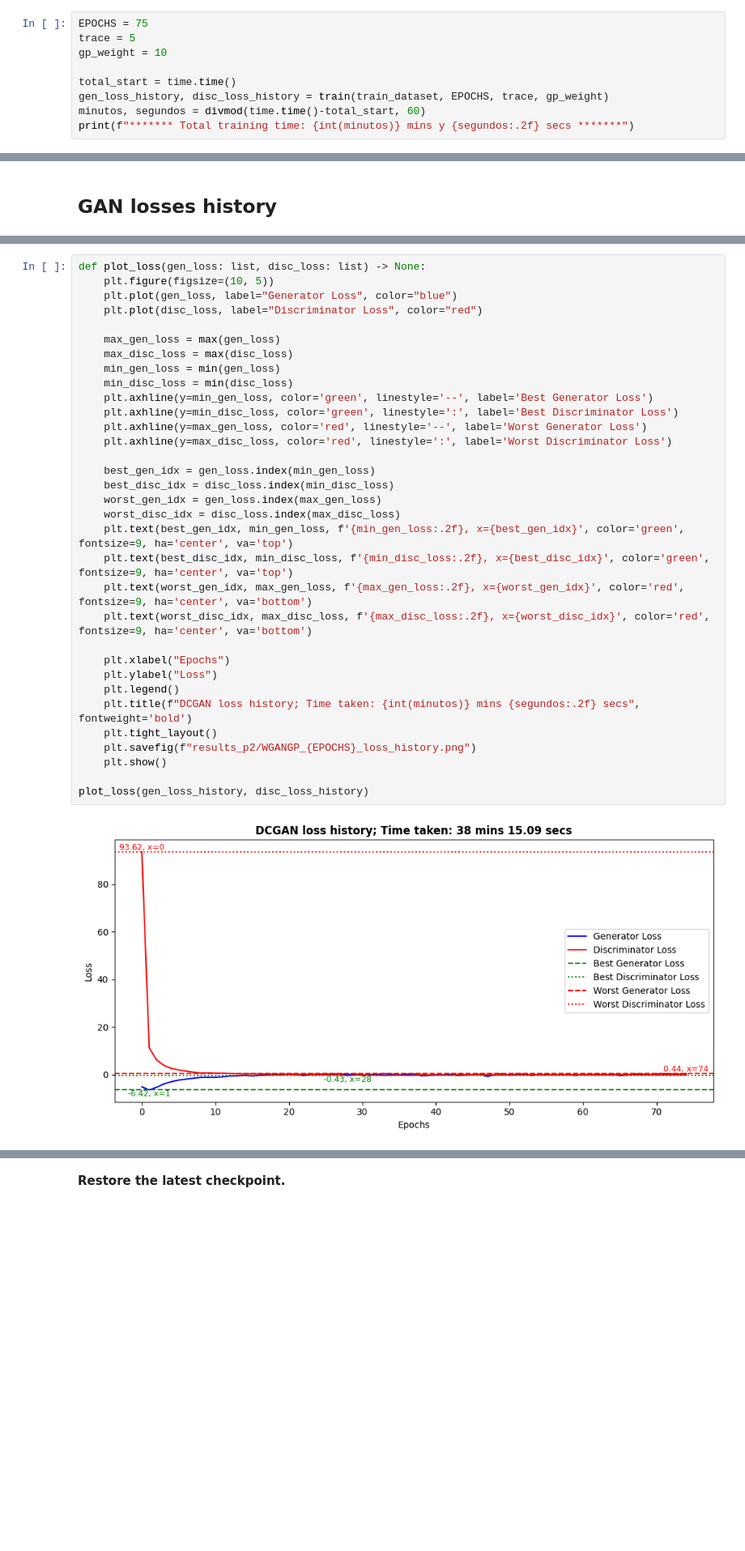
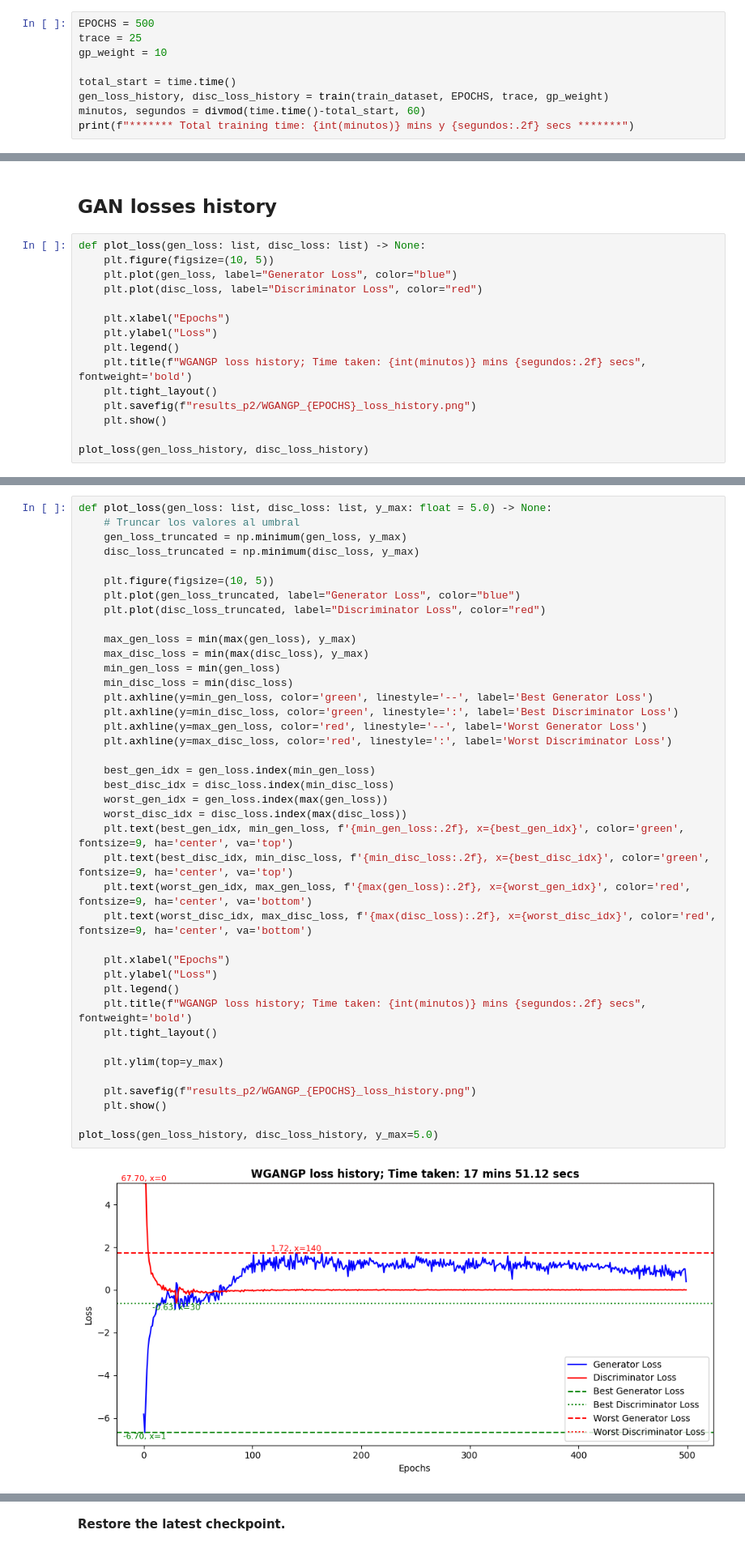
Before and after one commit to pintamonas4575/RLGAN-project-MAADM-UPM, a Jupyter notebook: RLGAN-p2-WGANGP.ipynb, the cells around one changed output, grey strips where cells are left out. Shown: that part at 81% size. Cells and saved outputs as stored; diff of their text form; blank space fills up the shorter version.

Commit message:
implementada la WGANGP

```diff
--- a/RLGAN-p2-WGANGP.ipynb
+++ b/RLGAN-p2-WGANGP.ipynb
@@ -282,8 +274,8 @@ Call the `train()` method defined above to train the generator and discriminator
 
 At the beginning of the training, the generated images look like random noise. As training progresses, the generated digits will look increasingly real. After about 50 epochs, they resemble MNIST digits. This may take about one minute / epoch with the default settings on Colab.
 # %%
-EPOCHS = 75
-trace = 5
+EPOCHS = 500
+trace = 25
 gp_weight = 10
 
 total_start = time.time()
@@ -311,2 +308,17 @@ Epoch 70: 29.91 secs, gen loss: 0.28329476714134216, disc loss: -0.0996705815196
 # %% [markdown]
 ## **GAN losses history**
+# %%
+def plot_loss(gen_loss: list, disc_loss: list) -> None:
+    plt.figure(figsize=(10, 5))
+    plt.plot(gen_loss, label="Generator Loss", color="blue")
+    plt.plot(disc_loss, label="Discriminator Loss", color="red")
+
+    plt.xlabel("Epochs")
+    plt.ylabel("Loss")
+    plt.legend()
+    plt.title(f"WGANGP loss history; Time taken: {int(minutos)} mins {segundos:.2f} secs", fontweight='bold')
+    plt.tight_layout()
+    plt.savefig(f"results_p2/WGANGP_{EPOCHS}_loss_history.png")
+    plt.show()
+
+plot_loss(gen_loss_history, disc_loss_history)
@@ -313,35 +327,42 @@ Epoch 70: 29.91 secs, gen loss: 0.28329476714134216, disc loss: -0.0996705815196
 # %%
-def plot_loss(gen_loss: list, disc_loss: list) -> None:
+def plot_loss(gen_loss: list, disc_loss: list, y_max: float = 5.0) -> None:
+    # Truncar los valores al umbral
+    gen_loss_truncated = np.minimum(gen_loss, y_max)
+    disc_loss_truncated = np.minimum(disc_loss, y_max)
+
     plt.figure(figsize=(10, 5))
-    plt.plot(gen_loss, label="Generator Loss", color="blue")
-    plt.plot(disc_loss, label="Discriminator Loss", color="red")
+    plt.plot(gen_loss_truncated, label="Generator Loss", color="blue")
+    plt.plot(disc_loss_truncated, label="Discriminator Loss", color="red")
 
-    max_gen_loss = max(gen_loss)
-    max_disc_loss = max(disc_loss)
+    max_gen_loss = min(max(gen_loss), y_max)
+    max_disc_loss = min(max(disc_loss), y_max)
     min_gen_loss = min(gen_loss)
     min_disc_loss = min(disc_loss)
     plt.axhline(y=min_gen_loss, color='green', linestyle='--', label='Best Generator Loss')
     plt.axhline(y=min_disc_loss, color='green', linestyle=':', label='Best Discriminator Loss')
     plt.axhline(y=max_gen_loss, color='red', linestyle='--', label='Worst Generator Loss')
     plt.axhline(y=max_disc_loss, color='red', linestyle=':', label='Worst Discriminator Loss')
 
     best_gen_idx = gen_loss.index(min_gen_loss)
     best_disc_idx = disc_loss.index(min_disc_loss)
-    worst_gen_idx = gen_loss.index(max_gen_loss)
-    worst_disc_idx = disc_loss.index(max_disc_loss)
+    worst_gen_idx = gen_loss.index(max(gen_loss))
+    worst_disc_idx = disc_loss.index(max(disc_loss))
     plt.text(best_gen_idx, min_gen_loss, f'{min_gen_loss:.2f}, x={best_gen_idx}', color='green', fontsize=9, ha='center', va='top')
     plt.text(best_disc_idx, min_disc_loss, f'{min_disc_loss:.2f}, x={best_disc_idx}', color='green', fontsize=9, ha='center', va='top')
-    plt.text(worst_gen_idx, max_gen_loss, f'{max_gen_loss:.2f}, x={worst_gen_idx}', color='red', fontsize=9, ha='center', va='bottom')
-    plt.text(worst_disc_idx, max_disc_loss, f'{max_disc_loss:.2f}, x={worst_disc_idx}', color='red', fontsize=9, ha='center', va='bottom')
+    plt.text(worst_gen_idx, max_gen_loss, f'{max(gen_loss):.2f}, x={worst_gen_idx}', color='red', fontsize=9, ha='center', va='bottom')
+    plt.text(worst_disc_idx, max_disc_loss, f'{max(disc_loss):.2f}, x={worst_disc_idx}', color='red', fontsize=9, ha='center', va='bottom')
 
     plt.xlabel("Epochs")
     plt.ylabel("Loss")
     plt.legend()
-    plt.title(f"DCGAN loss history; Time taken: {int(minutos)} mins {segundos:.2f} secs", fontweight='bold')
+    plt.title(f"WGANGP loss history; Time taken: {int(minutos)} mins {segundos:.2f} secs", fontweight='bold')
     plt.tight_layout()
+
+    plt.ylim(top=y_max)
+
     plt.savefig(f"results_p2/WGANGP_{EPOCHS}_loss_history.png")
     plt.show()
 
-plot_loss(gen_loss_history, disc_loss_history)
+plot_loss(gen_loss_history, disc_loss_history, y_max=5.0)
 # %% [output]
-[figure, old version]
+[figure, new version]
```
Also changed, not shown: parts of 18 cells of this notebook, 11 other files.
